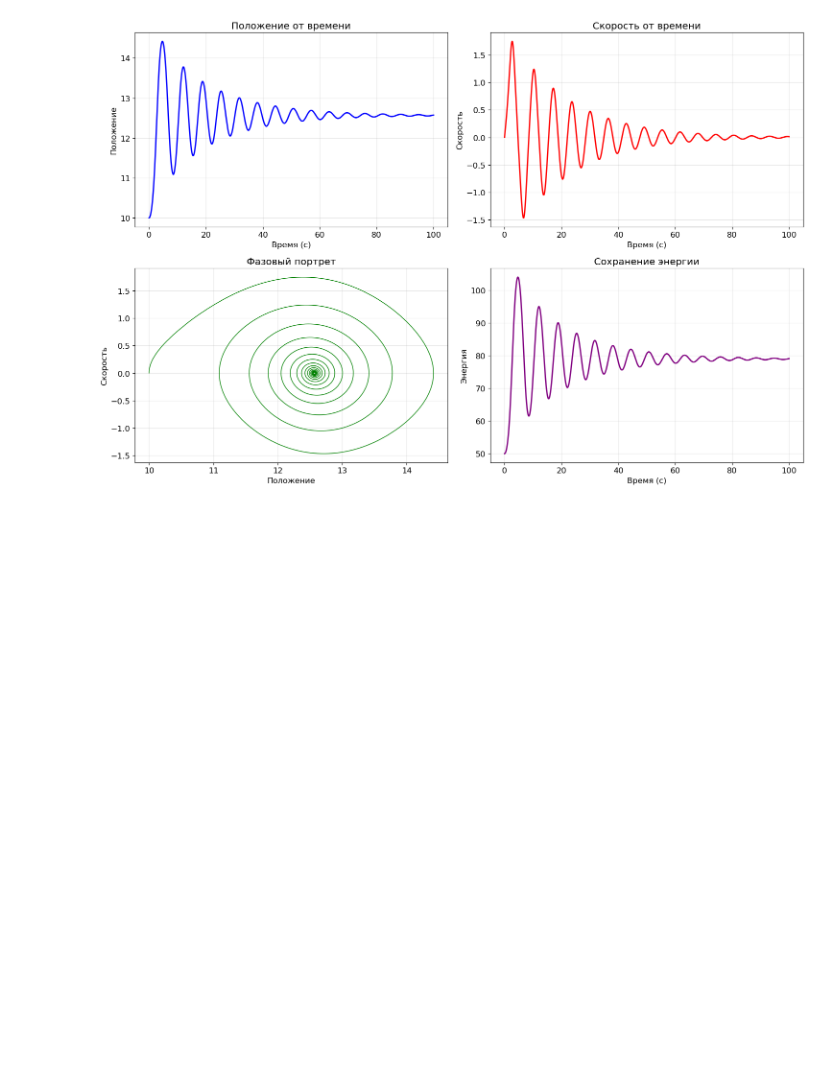
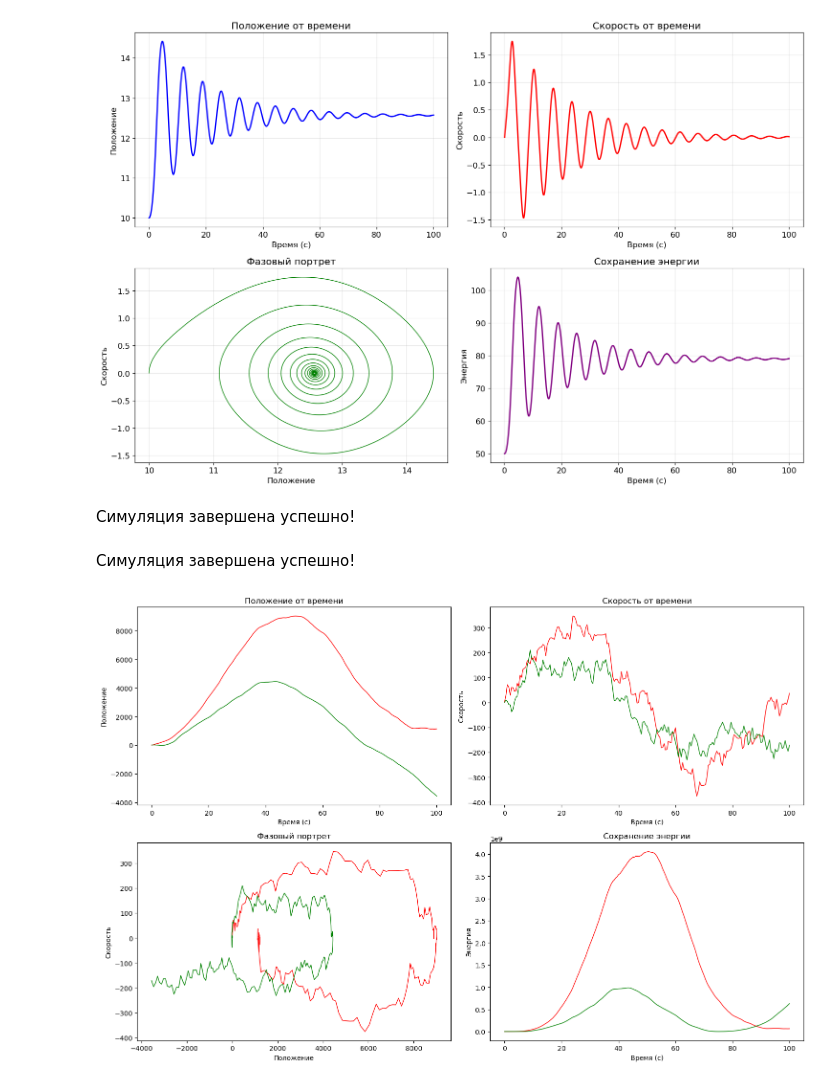
Before and after one commit to Kuropach/NumSim, a Jupyter notebook: runner.ipynb, the cells around one changed output. Saved outputs shown, nothing was run; the diff lists cells and outputs as text; code cells hidden in the pictures; blank space fills up the shorter version.

```diff
--- a/runner.ipynb
+++ b/runner.ipynb
@@ -136,3 +162,9 @@ sim.plot_results()
 # %% [output]
 Симуляция завершена успешно!
 [figure]
+# %%
+sim.compare_methods()
+# %% [output]
+Симуляция завершена успешно!
+Симуляция завершена успешно!
+[figure, added]
```
Also changed, not shown: parts of 2 cells of this notebook, 4 other files.
